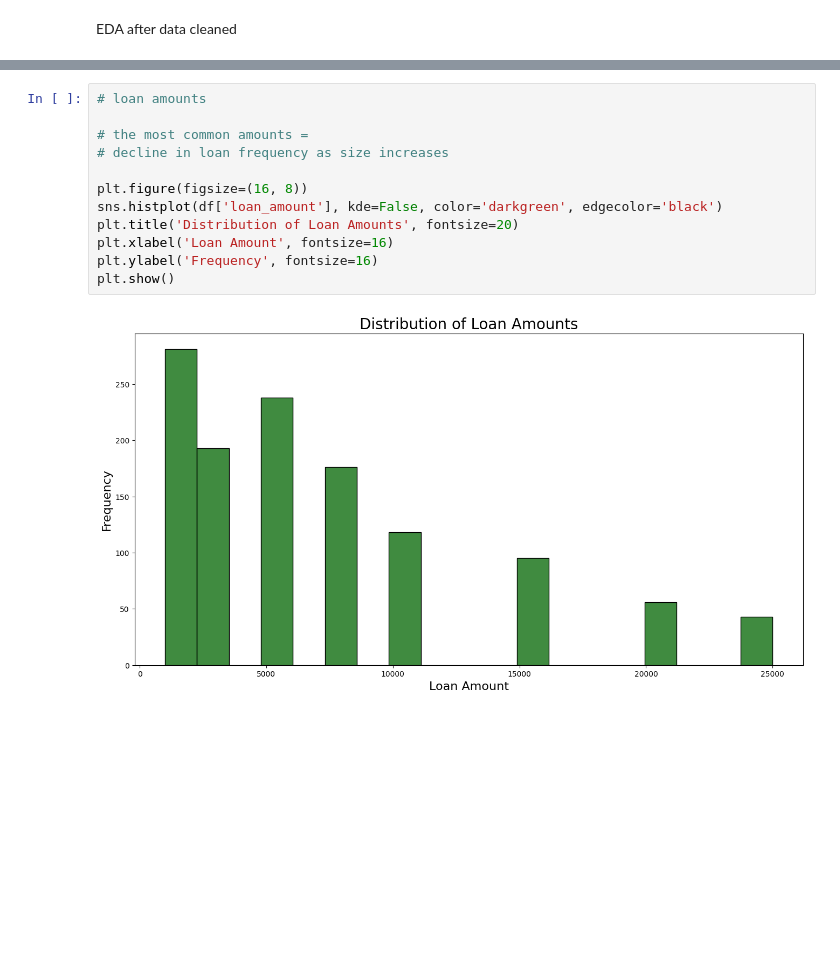
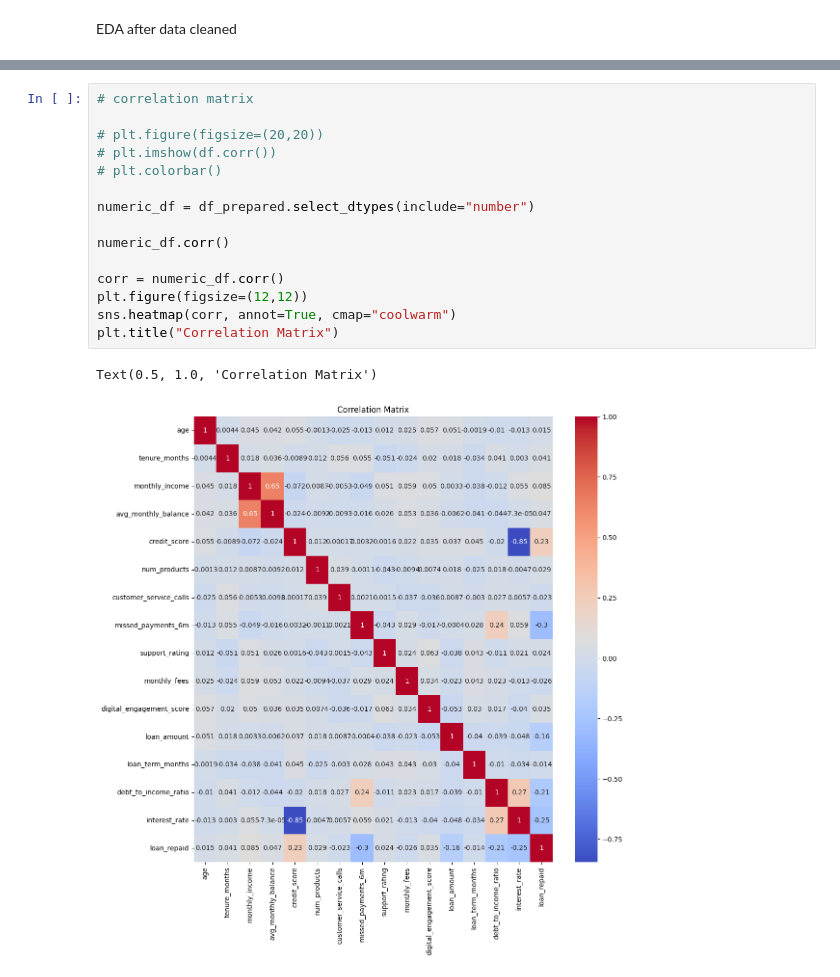
Before and after one commit to sw-sys/codebar_capstone_work, a Jupyter notebook: Capstone_Loans.ipynb, the cells around one changed output, grey strips where cells are left out. Drawn from its saved outputs; the diff is of its cells as text; blank space fills up the shorter version.

```diff
--- a/Capstone_Loans.ipynb
+++ b/Capstone_Loans.ipynb
@@ -490,14 +517,18 @@ plt.show()
-# %%
-# loan amounts
-
-# the most common amounts =
-# decline in loan frequency as size increases
-
-plt.figure(figsize=(16, 8))
-sns.histplot(df['loan_amount'], kde=False, color='darkgreen', edgecolor='black')
-plt.title('Distribution of Loan Amounts', fontsize=20)
-plt.xlabel('Loan Amount', fontsize=16)
-plt.ylabel('Frequency', fontsize=16)
-plt.show()
-# %% [output]
-[figure, removed]
+# %%
+# correlation matrix
+
+# plt.figure(figsize=(20,20))
+# plt.imshow(df.corr())
+# plt.colorbar()
+
+numeric_df = df_prepared.select_dtypes(include="number")
+
+numeric_df.corr()
+
+corr = numeric_df.corr()
+plt.figure(figsize=(12,12))
+sns.heatmap(corr, annot=True, cmap="coolwarm")
+plt.title("Correlation Matrix")
+# %% [output]
+Text(0.5, 1.0, 'Correlation Matrix')
+[figure, added]
```
Also changed, not shown: parts of 5 cells of this notebook.
